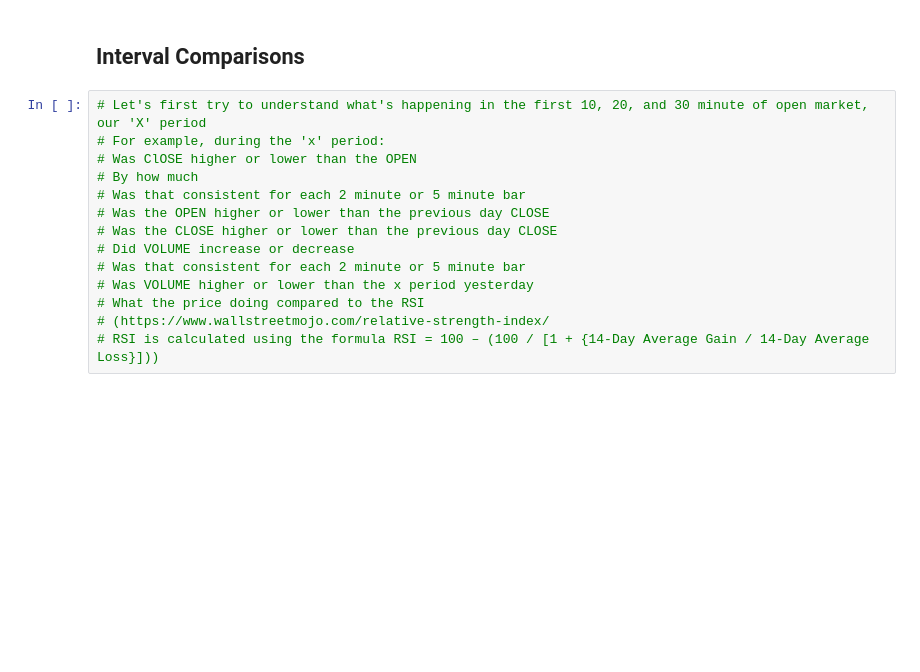
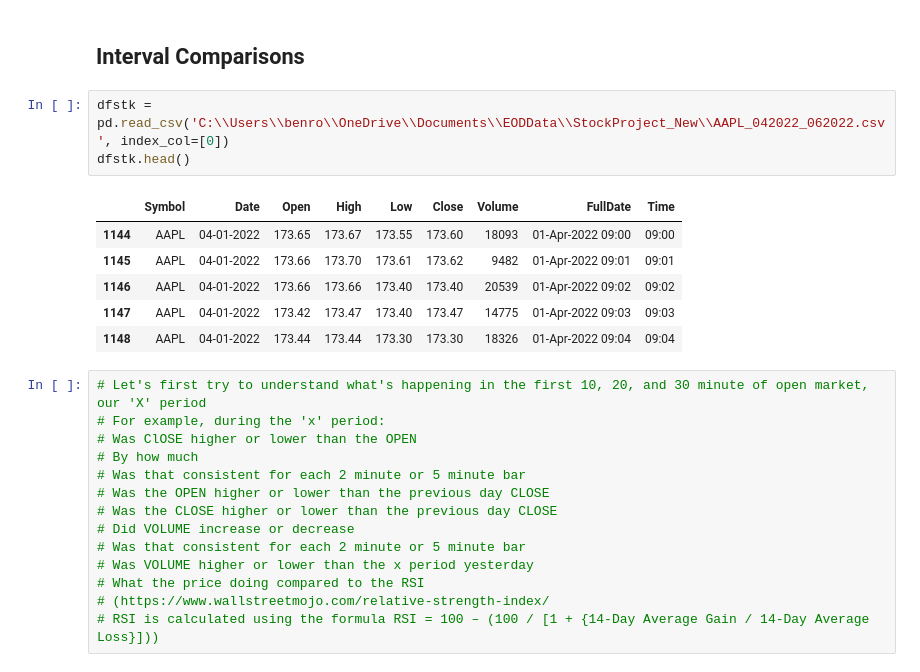
Before and after one commit to ThisBenRoberts/new-stock-project, a Jupyter notebook: 02-Feature-Engineering.ipynb, the cells around one changed output. Saved outputs shown, nothing was run; the diff lists cells and outputs as text; blank space fills up the shorter version.

```diff
--- a/02-Feature-Engineering.ipynb
+++ b/02-Feature-Engineering.ipynb
@@ -39,6 +39,16 @@ max    16:59
 Name: Time, dtype: object
 # %% [markdown]
 ## Interval Comparisons
+# %%
+dfstk = pd.read_csv('C:\\Users\\benro\\OneDrive\\Documents\\EODData\\StockProject_New\\AAPL_042022_062022.csv', index_col=[0])
+dfstk.head()
+# %% [output]
+|  | Symbol | Date | Open | High | Low | Close | Volume | FullDate | Time |
+| 1144 | AAPL | 04-01-2022 | 173.65 | 173.67 | 173.55 | 173.60 | 18093 | 01-Apr-2022 09:00 | 09:00 |
+| 1145 | AAPL | 04-01-2022 | 173.66 | 173.70 | 173.61 | 173.62 | 9482 | 01-Apr-2022 09:01 | 09:01 |
+| 1146 | AAPL | 04-01-2022 | 173.66 | 173.66 | 173.40 | 173.40 | 20539 | 01-Apr-2022 09:02 | 09:02 |
+| 1147 | AAPL | 04-01-2022 | 173.42 | 173.47 | 173.40 | 173.47 | 14775 | 01-Apr-2022 09:03 | 09:03 |
+| 1148 | AAPL | 04-01-2022 | 173.44 | 173.44 | 173.30 | 173.30 | 18326 | 01-Apr-2022 09:04 | 09:04 |
 # %%
 # Let's first try to understand what's happening in the first 10, 20, and 30 minute of open market, our 'X' period
 # For example, during the 'x' period:
```
Also changed, not shown: parts of 9 cells of this notebook.
